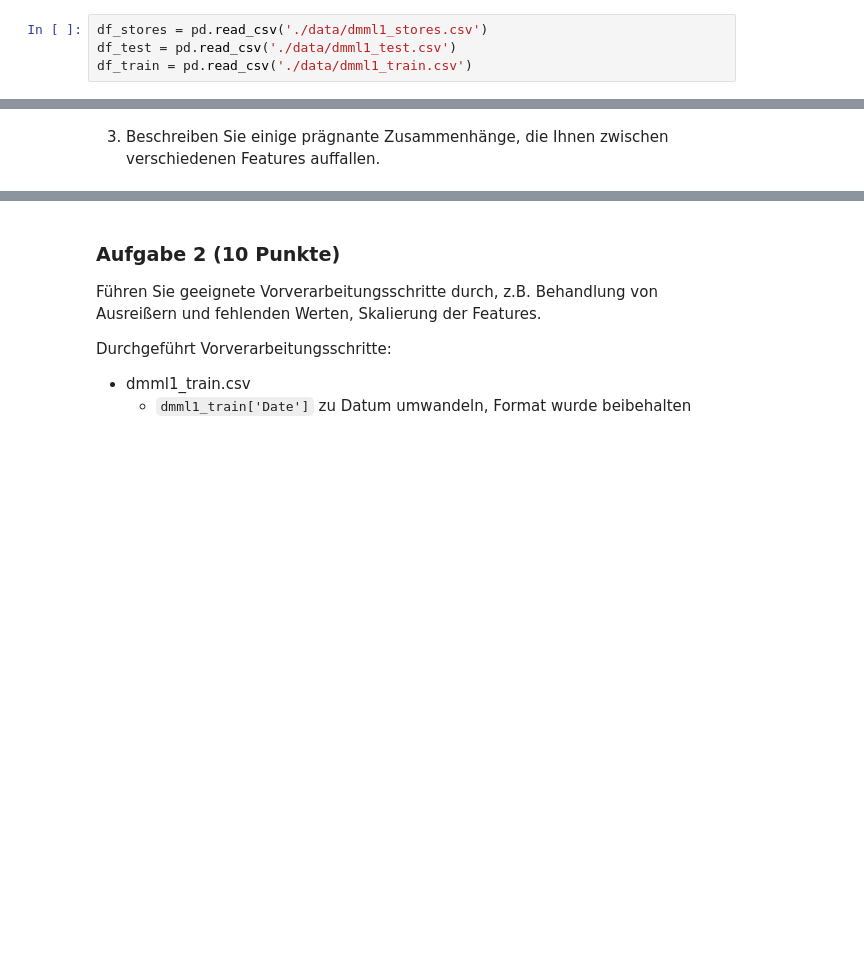
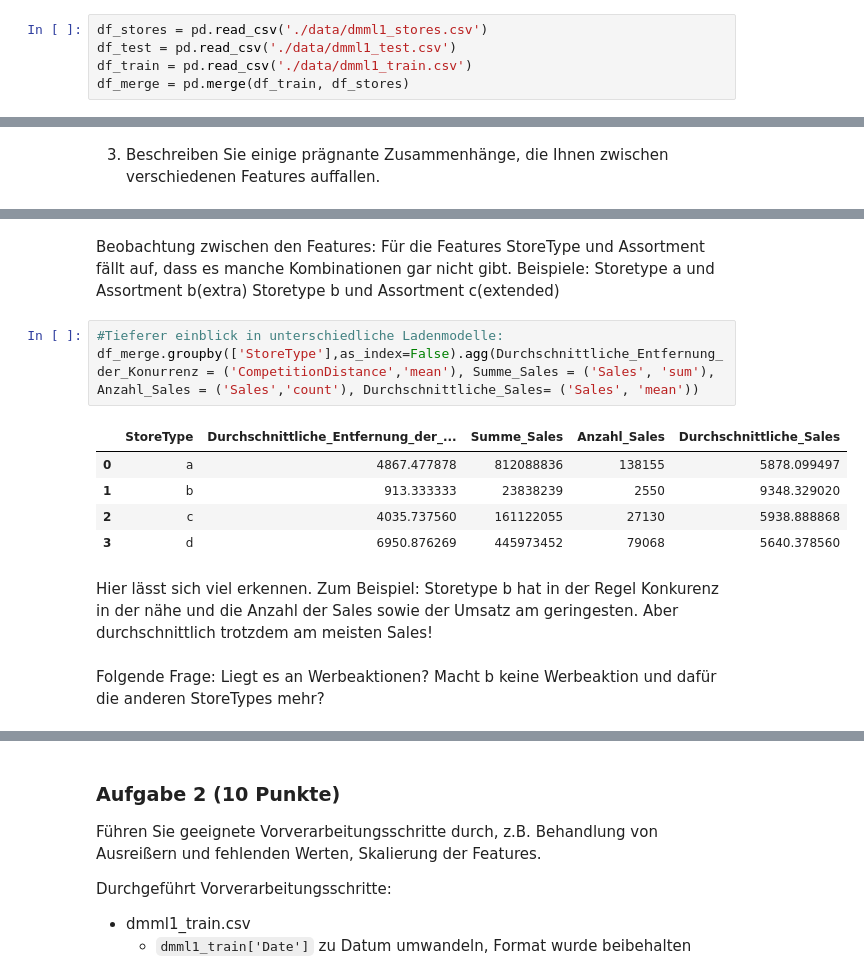
Before and after one commit to turulix/DMML1_Projekt, a Jupyter notebook: DMML1_Projekt_Abgabe.ipynb, the cells around one changed output, grey strips where cells are left out. Cells and saved outputs as stored; diff of their text form; blank space fills up the shorter version.

```diff
--- a/DMML1_Projekt_Abgabe.ipynb
+++ b/DMML1_Projekt_Abgabe.ipynb
@@ -17,6 +18,7 @@ import pandas as pd
 df_stores = pd.read_csv('./data/dmml1_stores.csv')
 df_test = pd.read_csv('./data/dmml1_test.csv')
 df_train = pd.read_csv('./data/dmml1_train.csv')
+df_merge = pd.merge(df_train, df_stores)
 # %% [markdown]
 ## 2.1 Aufgaben
 Für die Entwicklung des Modells muss der gesamte Machine Learning Workflow durchlaufen werden,
@@ -33,0 +111,21 @@ Untersuchen Sie die Daten. Beantworten Sie dabei folgende Fragen bzw. Aufgaben:
+# %% [markdown]
+Beobachtung zwischen den Features:
+Für die Features StoreType und Assortment fällt auf, dass es manche Kombinationen gar nicht gibt.
+Beispiele:
+    Storetype a und Assortment b(extra)
+    Storetype b und Assortment c(extended)
+# %%
+#Tieferer einblick in unterschiedliche Ladenmodelle:
+df_merge.groupby(['StoreType'],as_index=False).agg(Durchschnittliche_Entfernung_der_Konurrenz = ('CompetitionDistance','mean'), Summe_Sales = ('Sales', 'sum'), Anzahl_Sales = ('Sales','count'), Durchschnittliche_Sales= ('Sales', 'mean'))
+# %% [output]
+|  | StoreType | Durchschnittliche_Entfernung_der_... | Summe_Sales | Anzahl_Sales | Durchschnittliche_Sales |
+| 0 | a | 4867.477878 | 812088836 | 138155 | 5878.099497 |
+| 1 | b | 913.333333 | 23838239 | 2550 | 9348.329020 |
+| 2 | c | 4035.737560 | 161122055 | 27130 | 5938.888868 |
+| 3 | d | 6950.876269 | 445973452 | 79068 | 5640.378560 |
+# %% [markdown]
+Hier lässt sich viel erkennen.
+Zum Beispiel:
+Storetype b hat in der Regel Konkurenz in der nähe und die Anzahl der Sales sowie der Umsatz am geringesten. Aber durchschnittlich trotzdem am meisten Sales!
+# %% [markdown]
+Folgende Frage: Liegt es an Werbeaktionen? Macht b keine Werbeaktion und dafür die anderen StoreTypes mehr?
```
Also changed, not shown: parts of 16 cells of this notebook.
